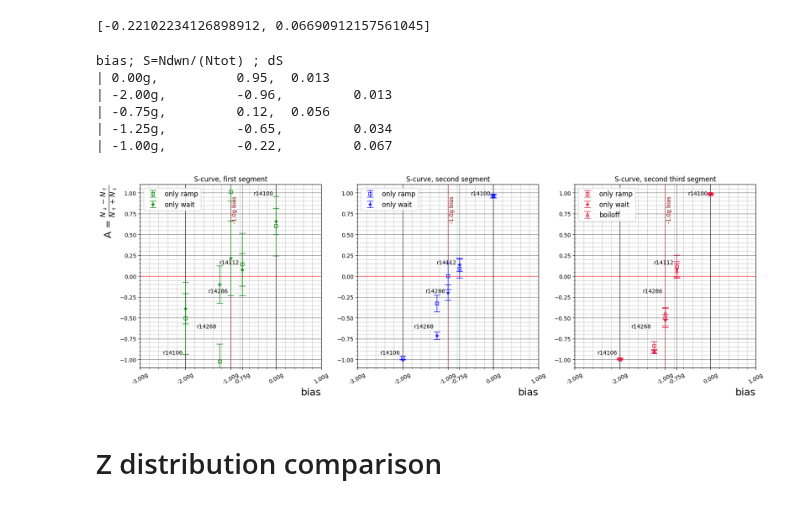
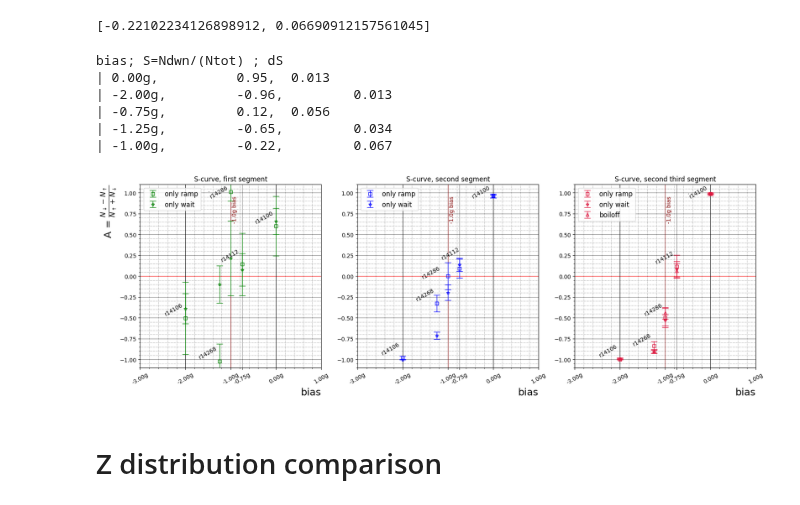
Before and after one commit to Adrianodelvincio/alphag_frequentist_analysis_2025, a Jupyter notebook: v1/Preliminary_Scurve_2025.ipynb, the cells around one changed output. Saved outputs shown, nothing was run; the diff lists cells and outputs as text; code cells hidden in the pictures.

```diff
--- a/v1/Preliminary_Scurve_2025.ipynb
+++ b/v1/Preliminary_Scurve_2025.ipynb
@@ -235,8 +235,8 @@ plt.xticks(labels,[f"{item:.2f}g" for item in labels], rotation = 30)      # eti
 #    plt.text(xi-0.07, yi, label, fontsize=10, ha="right", va="bottom")
 
 texts = []
-for xi, yi, label in zip(bias, S, list_runs):
-    texts.append(plt.text(xi - 0.5, yi, label))
+for xi, yi, label in zip(bias, S_ramp1, list_runs):
+    texts.append(plt.text(xi - 0.5, yi, label, rotation = 30))
 
 adjust_text(texts, bias, S, arrowprops=dict(arrowstyle="->", color='gray'))
 
@@ -274,10 +274,10 @@ plt.xticks(labels,[f"{item:.2f}g" for item in labels], rotation = 30)      # eti
 #    plt.text(xi-0.07, yi, label, fontsize=10, ha="right", va="bottom")
 
 texts = []
-for xi, yi, label in zip(bias, S, list_runs):
-    texts.append(plt.text(xi - 0.5, yi, label))
+for xi, yi, label in zip(bias, S_ramp2, list_runs):
+    texts.append(plt.text(xi - 0.5, yi, label, rotation = 30))
 
-adjust_text(texts, bias, S, arrowprops=dict(arrowstyle="->", color='gray'))
+adjust_text(texts, bias, S, arrowprops=dict(arrowstyle="->", color='white'))
 
 plt.legend(fontsize = 12)
 
@@ -299,33 +299,33 @@ plt.axvline(0,   linestyle = "-",  color = "black",  linewidth = 0.75)
 plt.axvline(-2,   linestyle = "-",  color = "black",  linewidth = 0.75)
 plt.axvline(-1,  linestyle = "-", color = "maroon", linewidth = 0.75)
 plt.text( -1. + 0.02, 0.65, "-1.0g bias", rotation = 90, color = "maroon")
 
 plt.errorbar(bias, S_ramp3, dS_ramp3, marker = "s", markersize = 6, markerfacecolor='none', color = "crimson", capsize = 6, elinewidth=1, linestyle = "", label = "only ramp")
 #plt.errorbar(bias, S_ramp3_wait, dS_ramp3_wait, marker = "^", markersize = 6, color = "crimson", capsize = 6, elinewidth=1, linestyle = "", label = "including wait")
 plt.errorbar(bias, S_ramp3_onlywait, dS_ramp3_onlywait, marker = "*", markerfacecolor='none', markersize = 6, color = "crimson", capsize = 6, elinewidth=1, linestyle = "", label = "only wait")
 plt.errorbar(bias, S_boiloff, dS_boiloff, marker = "^", markerfacecolor='none', markersize = 6, color = "crimson", capsize = 6, elinewidth=1, linestyle = "", label = "boiloff")
 
 labels = [-3, -2, -1, -.75,  0, 1]
 plt.xticks(labels,[f"{item:.2f}g" for item in labels], rotation = 30)      # etichette
 
 # metto una etichetta vicino a ogni punto
 #for xi, yi, label in zip(bias, S, list_runs):
 #    plt.text(xi-0.07, yi, label, fontsize=10, ha="right", va="bottom")
 
 texts = []
-for xi, yi, label in zip(bias, S, list_runs):
-    texts.append(plt.text(xi - 0.5, yi, label))
+for xi, yi, label in zip(bias, S_ramp3, list_runs):
+    texts.append(plt.text(xi - 0.5, yi, label, rotation = 30))
 
 adjust_text(texts, bias, S, arrowprops=dict(arrowstyle="->", color='gray'))
 
 plt.legend(fontsize = 12)
 
 plt.savefig("S_curve.png", bbox_inches = 'tight')
 # %% [output]
 bias; S=Ndwn/(Ntot) ; dS
 | 0.00g,          0.95,  0.013
 | -2.00g,         -0.96,         0.013
 | -0.75g,         0.12,  0.056
 | -1.25g,         -0.65,         0.034
 | -1.00g,         -0.22,         0.067
-[figure, old version]
+[figure, new version]
```
Also changed, not shown: parts of 2 cells of this notebook, 2 other files.
